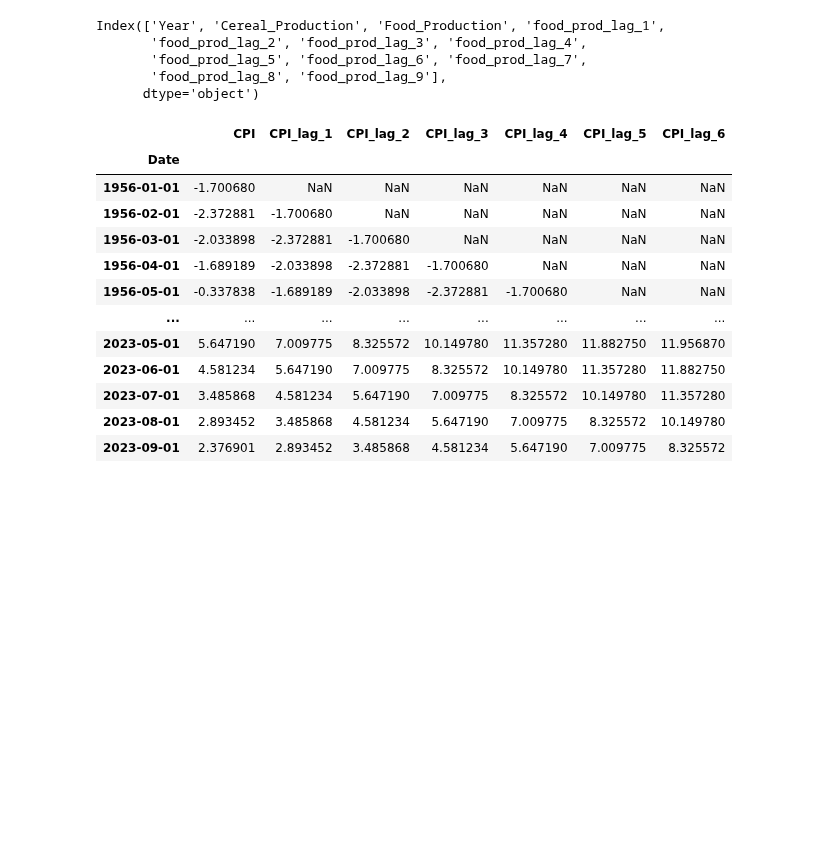
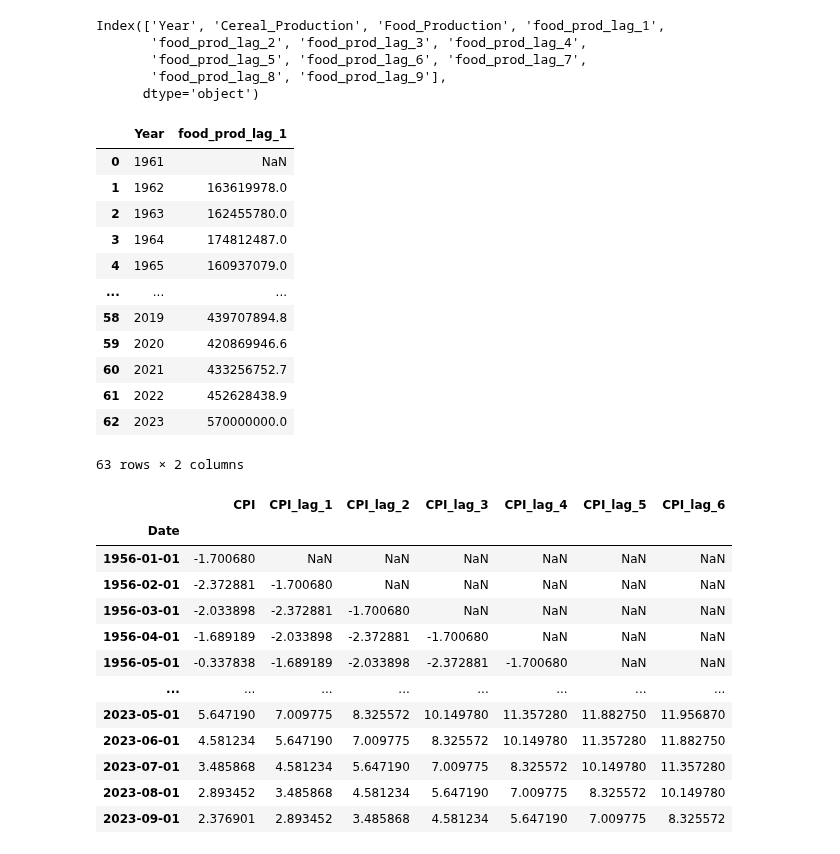
Before and after one commit to mkeohane01/food_inflation_analysis, a Jupyter notebook: notebooks/food_production.ipynb, the cells around one changed output. Drawn from its saved outputs; the diff is of its cells as text; code cells hidden in the pictures; blank space fills up the shorter version.

Commit message:
correct food_production.ipynb and generate merged_data.csv

```diff
--- a/notebooks/food_production.ipynb
+++ b/notebooks/food_production.ipynb
@@ -141,5 +141,24 @@ Index(['Year', 'Cereal_Production', 'Food_Production', 'food_prod_lag_1',
        'food_prod_lag_5', 'food_prod_lag_6', 'food_prod_lag_7',
        'food_prod_lag_8', 'food_prod_lag_9'],
       dtype='object')
+# %%
+selected_data = food_production[['Year', 'food_prod_lag_1']]
+new_row = pd.DataFrame({'Year': [2023], 'food_prod_lag_1': [570000000]})
+selected_data = pd.concat([selected_data, new_row], ignore_index=True)
+selected_data
+# %% [output]
+|  | Year | food_prod_lag_1 |
+| 0 | 1961 | NaN |
+| 1 | 1962 | 163619978.0 |
+| 2 | 1963 | 162455780.0 |
+| 3 | 1964 | 174812487.0 |
+| 4 | 1965 | 160937079.0 |
+| ... | ... | ... |
+| 58 | 2019 | 439707894.8 |
+| 59 | 2020 | 420869946.6 |
+| 60 | 2021 | 433256752.7 |
+| 61 | 2022 | 452628438.9 |
+| 62 | 2023 | 570000000.0 |
+63 rows × 2 columns
 # %%
 # save train data to the sqlite database as a new table named OCED_USA_FOOD_INFLATION
```
Also changed, not shown: parts of 1 cell of this notebook, 4 other files.
